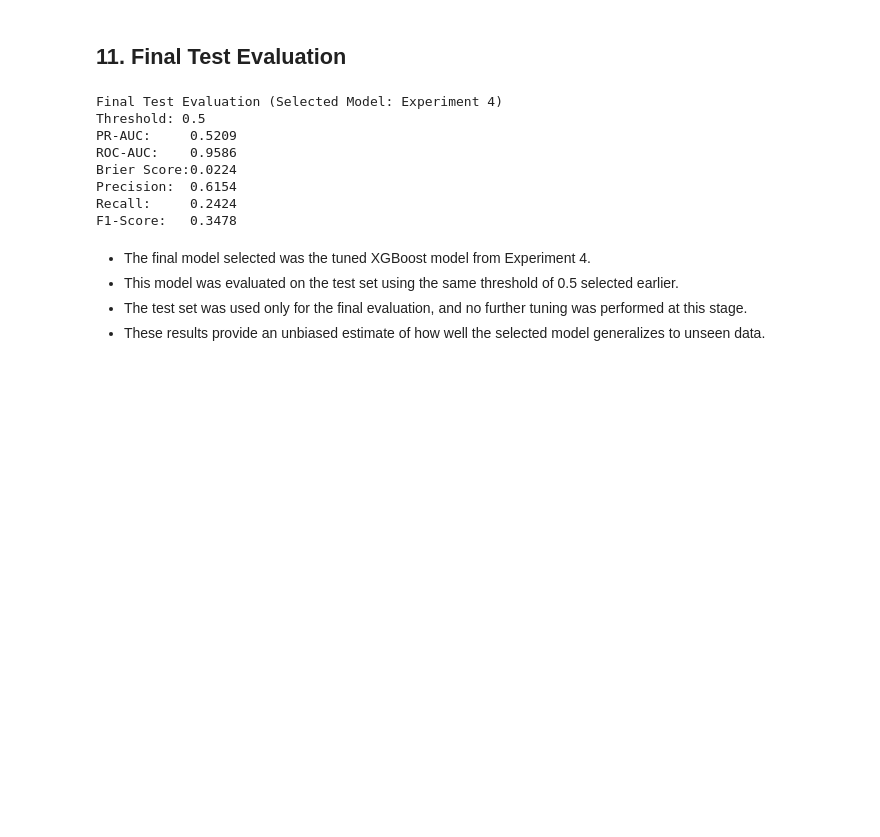
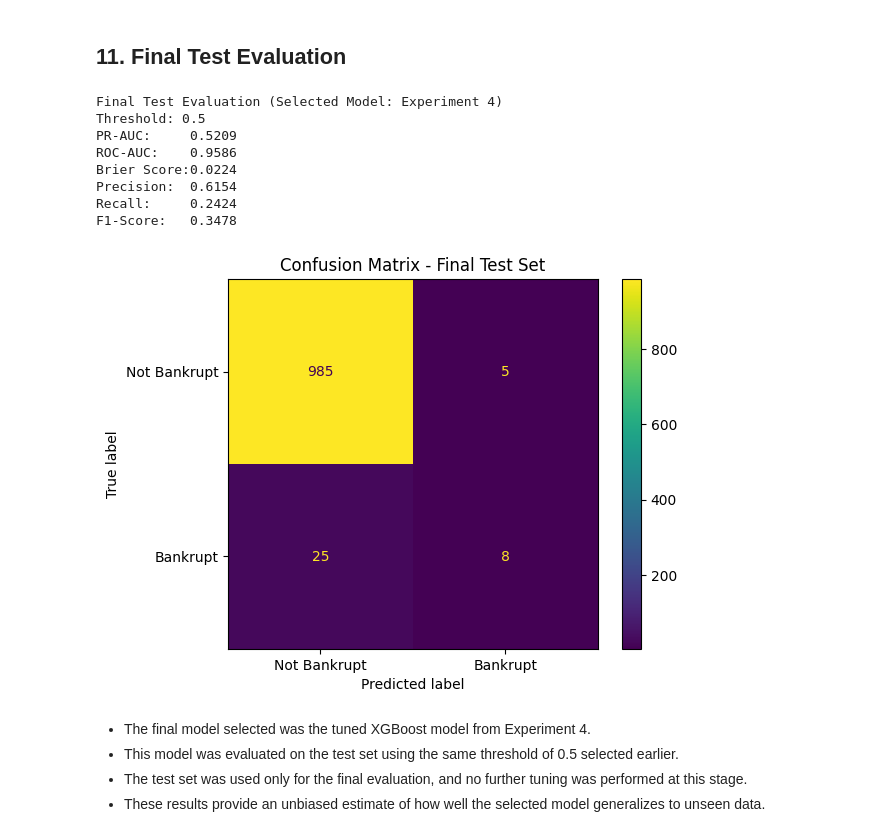
Before and after one commit to AlfiyaKuerban/bankruptcy-classification, a Jupyter notebook: notebook/Kuerban_Ailibiya_assignment5.ipynb, the cells around one changed output. Drawn from its saved outputs; the diff is of its cells as text; code cells hidden in the pictures; blank space fills up the shorter version.

```diff
--- a/notebook/Kuerban_Ailibiya_assignment5.ipynb
+++ b/notebook/Kuerban_Ailibiya_assignment5.ipynb
@@ -733,33 +733,47 @@ y_test_proba = final_model.predict_proba(X_test)[:, 1]
 
 # 2. Convert probabilities to class predictions using the chosen threshold
 y_test_pred = (y_test_proba >= threshold).astype(int)
 
 # 3. Calculate final test metrics
 test_pr_auc = average_precision_score(y_test, y_test_proba)
 test_roc_auc = roc_auc_score(y_test, y_test_proba)
 test_brier = brier_score_loss(y_test, y_test_proba)
 test_precision = precision_score(y_test, y_test_pred, zero_division=0)
 test_recall = recall_score(y_test, y_test_pred, zero_division=0)
 test_f1 = f1_score(y_test, y_test_pred, zero_division=0)
 
 # 4. Print results clearly
 print("Final Test Evaluation (Selected Model: Experiment 4)")
 print(f"Threshold: {threshold}")
 print(f"PR-AUC:     {test_pr_auc:.4f}")
 print(f"ROC-AUC:    {test_roc_auc:.4f}")
 print(f"Brier Score:{test_brier:.4f}")
 print(f"Precision:  {test_precision:.4f}")
 print(f"Recall:     {test_recall:.4f}")
 print(f"F1-Score:   {test_f1:.4f}")
+
+from sklearn.metrics import confusion_matrix, ConfusionMatrixDisplay
+
+cm = confusion_matrix(y_test, y_test_pred)
+
+disp = ConfusionMatrixDisplay(
+    confusion_matrix=cm,
+    display_labels=["Not Bankrupt", "Bankrupt"]
+)
+
+disp.plot()
+plt.title("Confusion Matrix - Final Test Set")
+plt.show()
 # %% [output]
 Final Test Evaluation (Selected Model: Experiment 4)
 Threshold: 0.5
 PR-AUC:     0.5209
 ROC-AUC:    0.9586
 Brier Score:0.0224
 Precision:  0.6154
 Recall:     0.2424
 F1-Score:   0.3478
+[figure, added]
 # %% [markdown]
 * The final model selected was the tuned XGBoost model from Experiment 4.
 * This model was evaluated on the test set using the same threshold of 0.5 selected earlier.
```
Also changed, not shown: 4 other files.
